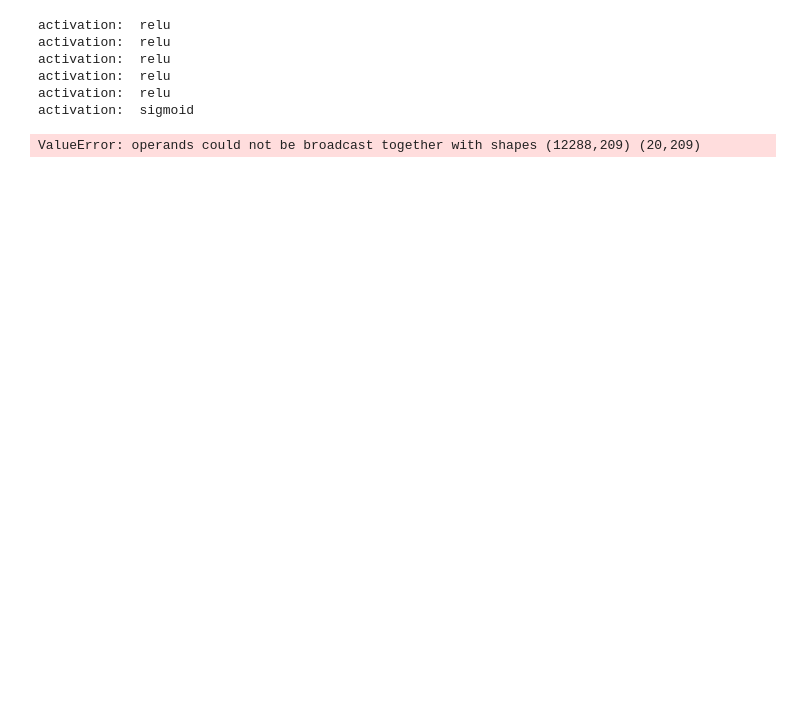
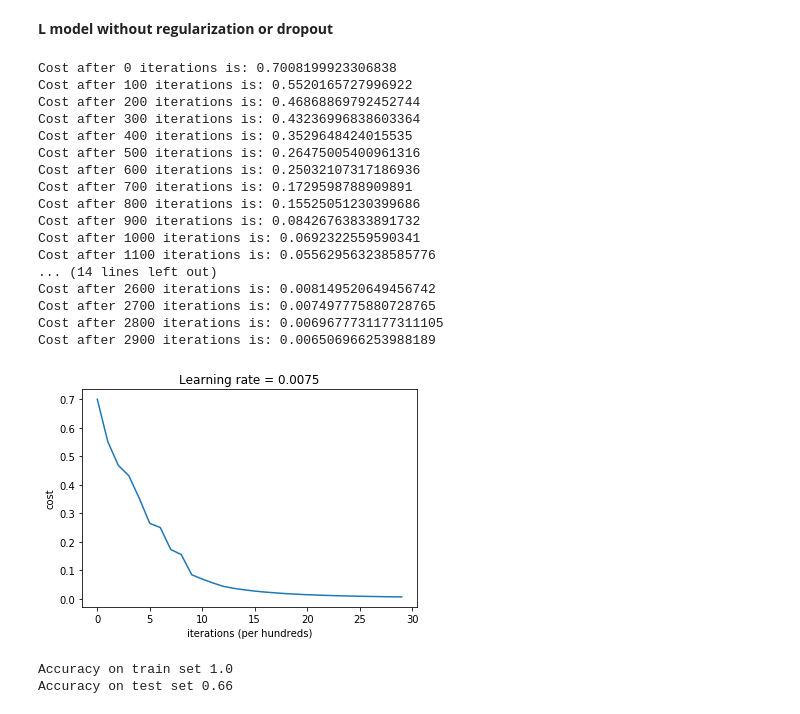
Before and after one commit to darkamenosa/basic-neural-network, a Jupyter notebook: simple-net-work.ipynb, the cells around one changed output. Cells and saved outputs as stored; diff of their text form; code cells hidden in the pictures; blank space fills up the shorter version.

Commit message:
fix bug cannot run with dropout

```diff
--- a/simple-net-work.ipynb
+++ b/simple-net-work.ipynb
@@ -10,23 +10,40 @@ X = (train_set_x_orig.reshape(train_set_x_orig.shape[0], -1) / 255.).T
 Y = (train_set_y_orig.reshape(train_set_y_orig.shape[0], 1)).T
 X_test = (test_set_x_orig.reshape(test_set_x_orig.shape[0], -1) / 255.).T
 Y_test = (test_set_y_orig.reshape(test_set_y_orig.shape[0], 1)).T
+# %% [markdown]
+**L model without regularization or dropout**
 # %%
-#parameters = L_model_with_regularization(X, Y, [X.shape[0], 20, 20, 20, 20, 20, 1], learning_rate=0.0075, num_iterations=3000, lamb=0.1, print_cost=True);
-parameters = L_model_with_dropout(X, Y, [X.shape[0], 20, 20, 20, 20, 20, 1], learning_rate=0.0075, num_iterations=3000, keep_prob=0.86, print_cost=True)
+parameters = L_model(X, Y, [X.shape[0], 5, 3, 1], learning_rate=0.0075, num_iterations=3000, print_cost=True);
+# parameters = L_model_with_regularization(X, Y, [X.shape[0], 20, 20, 20, 20, 20, 1], learning_rate=0.0075, num_iterations=3000, lamb=0.1, print_cost=True);
+# parameters = L_model_with_dropout(X, Y, [X.shape[0], 5, 3, 1], learning_rate=0.0075, num_iterations=3000, keep_prob=0.9, print_cost=True)
 # %% [output]
-activation:  relu
-activation:  relu
-activation:  relu
-activation:  relu
-activation:  relu
-activation:  sigmoid
+Cost after 0 iterations is: 0.7008199923306838
+Cost after 100 iterations is: 0.5520165727996922
+Cost after 200 iterations is: 0.46868869792452744
+Cost after 300 iterations is: 0.43236996838603364
+Cost after 400 iterations is: 0.3529648424015535
+Cost after 500 iterations is: 0.26475005400961316
+Cost after 600 iterations is: 0.25032107317186936
+Cost after 700 iterations is: 0.1729598788909891
+Cost after 800 iterations is: 0.15525051230399686
+Cost after 900 iterations is: 0.08426763833891732
+Cost after 1000 iterations is: 0.0692322559590341
+Cost after 1100 iterations is: 0.055629563238585776
+... (14 lines left out)
+Cost after 2600 iterations is: 0.008149520649456742
+Cost after 2700 iterations is: 0.007497775880728765
+Cost after 2800 iterations is: 0.0069677731177311105
+Cost after 2900 iterations is: 0.006506966253988189
-ValueError: operands could not be broadcast together with shapes (12288,209) (20,209)
+[figure, added]
 # %%
 acc_train = predict(X, Y, parameters)
 acc_test = predict(X_test, Y_test, parameters)
 
 print('Accuracy on train set', acc_train)
 print('Accuracy on test set', acc_test)
+# %% [output]
+Accuracy on train set 1.0
+Accuracy on test set 0.66
 # %%
 num_px = 64
 my_label = np.array([[1]])
```
Also changed, not shown: parts of 9 cells of this notebook, 1 other file.
